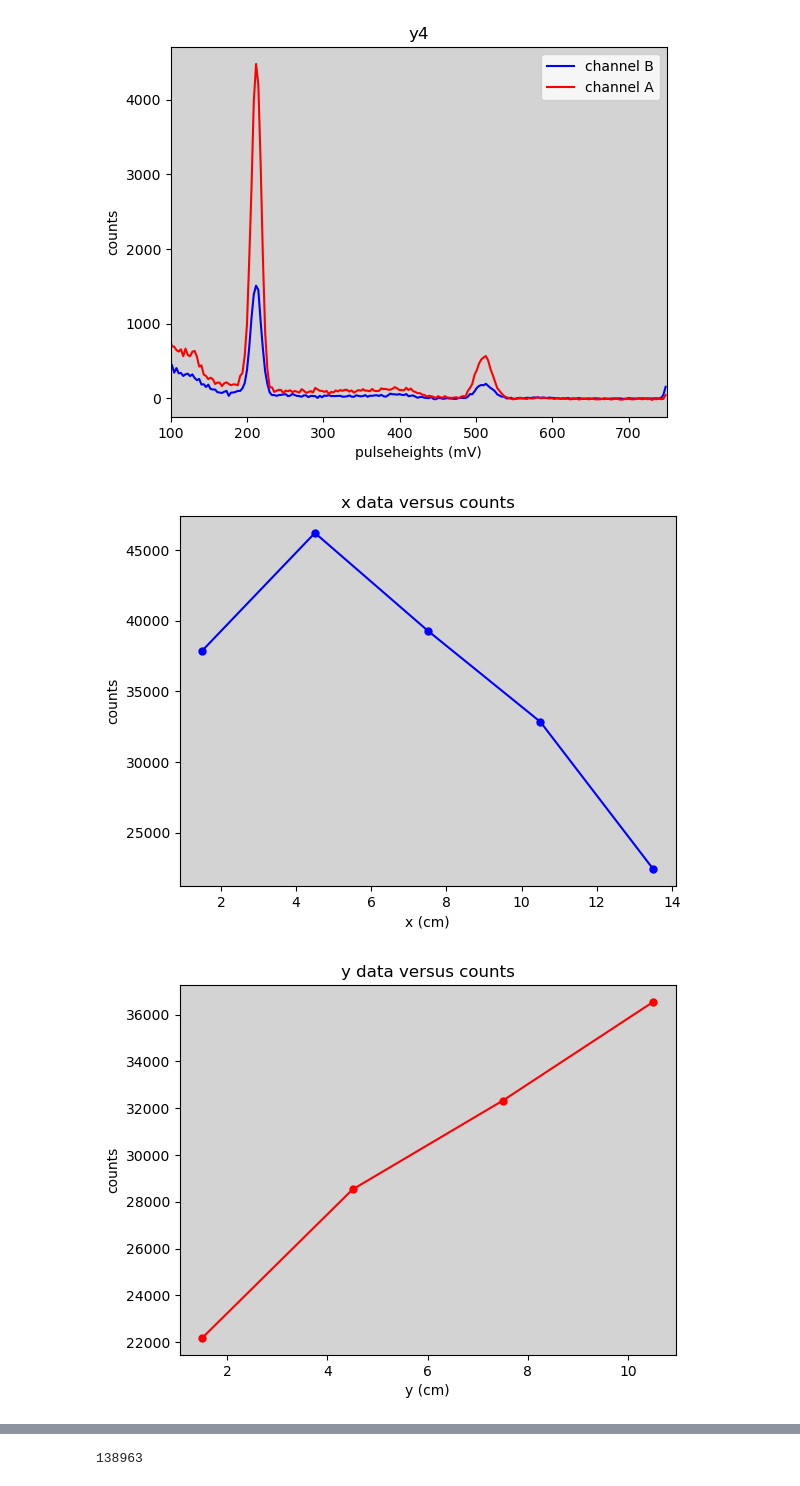
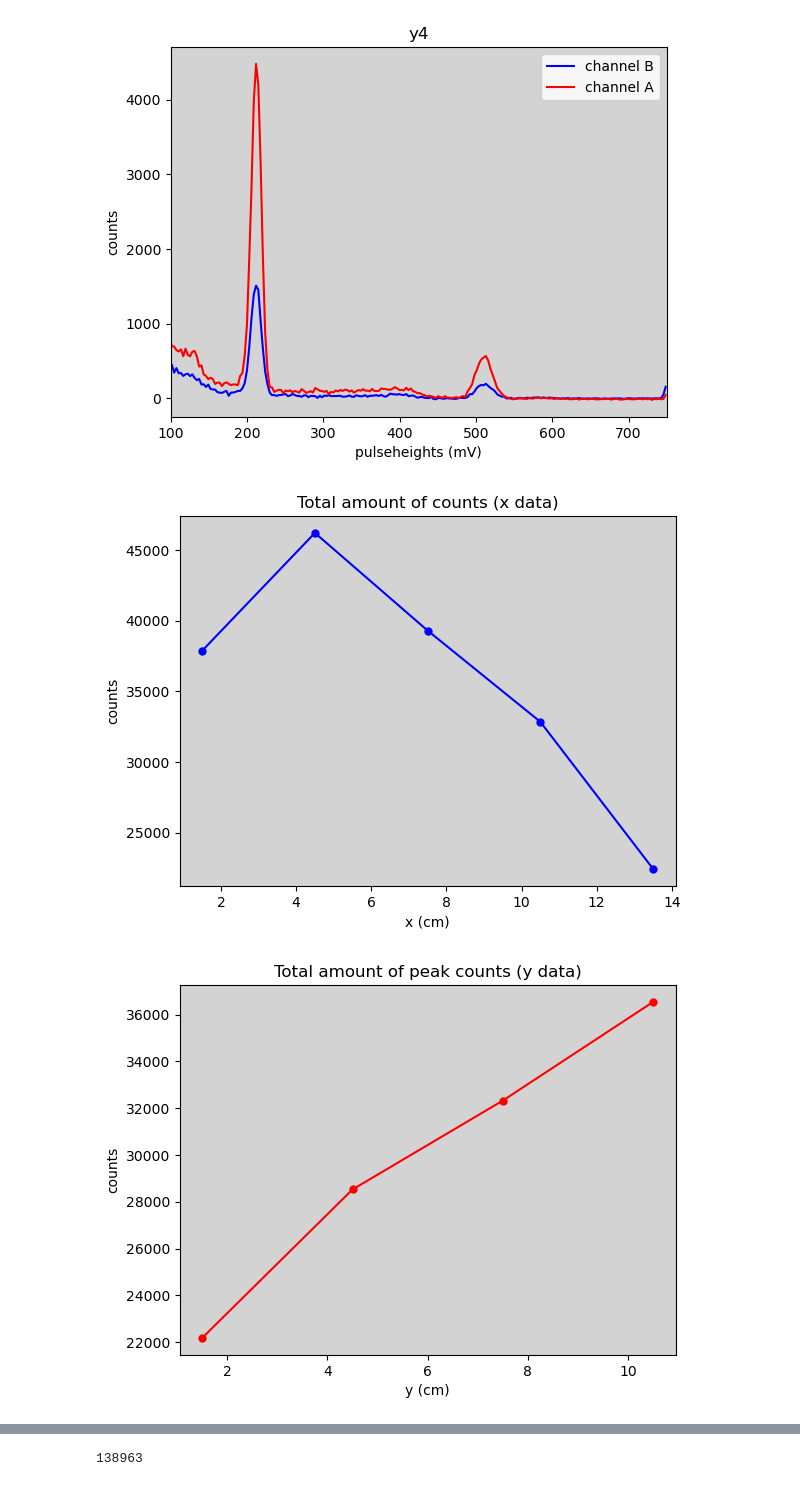
Before and after one commit to jrc-rodriguez/particle_physics, a Jupyter notebook: particle_physics.ipynb, the cells around one changed output, grey strips where cells are left out. Cells and saved outputs as stored; diff of their text form; code cells hidden in the pictures.

```diff
--- a/particle_physics.ipynb
+++ b/particle_physics.ipynb
@@ -236,40 +236,40 @@ x_counts = [x1_counts, x2_counts, x3_counts, x4_counts, x5_counts]
 plt.plot(x_loc, x_counts, 'o-', markersize = 5, color = 'blue')
 
 plt.gca().set_facecolor('lightgrey')
-plt.title("x data versus counts")
+plt.title("Total amount of counts (x data)")
 plt.ylabel("counts")
 plt.xlabel("x (cm)")
 plt.show()
 # %% [output]
-[figure, old version]
+[figure, new version]
 # %%
 y_loc = [1.5, 4.5, 7.5, 10.5]
 
 _, counts_A_y1 = adjust(pulseheights, counts_A_y1)
 _, counts_B_y1 = adjust(pulseheights, counts_B_y1)
 _, counts_A_y2 = adjust(pulseheights, counts_A_y2)
 _, counts_B_y2 = adjust(pulseheights, counts_B_y2)
 _, counts_A_y3 = adjust(pulseheights, counts_A_y3)
 _, counts_B_y3 = adjust(pulseheights, counts_B_y3)
 _, counts_A_y4 = adjust(pulseheights, counts_A_y4)
 _, counts_B_y4 = adjust(pulseheights, counts_B_y4)
 
 y1_counts = [sum(counts_A_y1) + sum(counts_B_y1)]
 y2_counts = [sum(counts_A_y2) + sum(counts_B_y2)]
 y3_counts = [sum(counts_A_y3) + sum(counts_B_y3)]
 y4_counts = [sum(counts_A_y4) + sum(counts_B_y4)]
 
 y_counts = [y1_counts, y2_counts, y3_counts, y4_counts]
 
 plt.plot(y_loc, y_counts, 'o-', markersize = 5, color = 'red')
 
 plt.gca().set_facecolor('lightgrey')
-plt.title("y data versus counts")
+plt.title("Total amount of peak counts (y data)")
 plt.ylabel("counts")
 plt.xlabel("y (cm)")
 plt.show()
 # %% [output]
-[figure, old version]
+[figure, new version]
 # %%
 x_positions = np.array([1.5, 4.5, 7.5, 10.5, 13.5])
 y_positions = np.array([1.5, 4.5, 7.5, 10.5])
```
Also changed, not shown: parts of 1 cell of this notebook.
